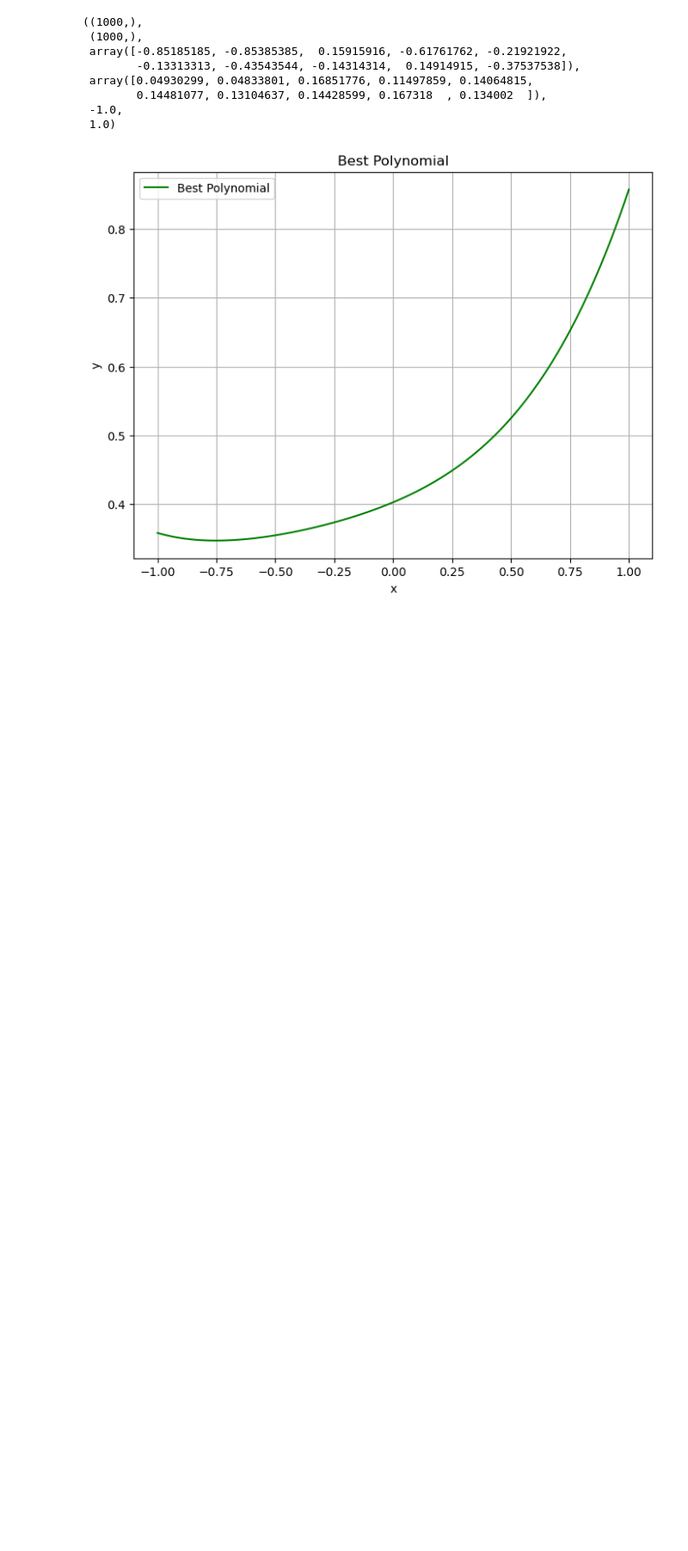
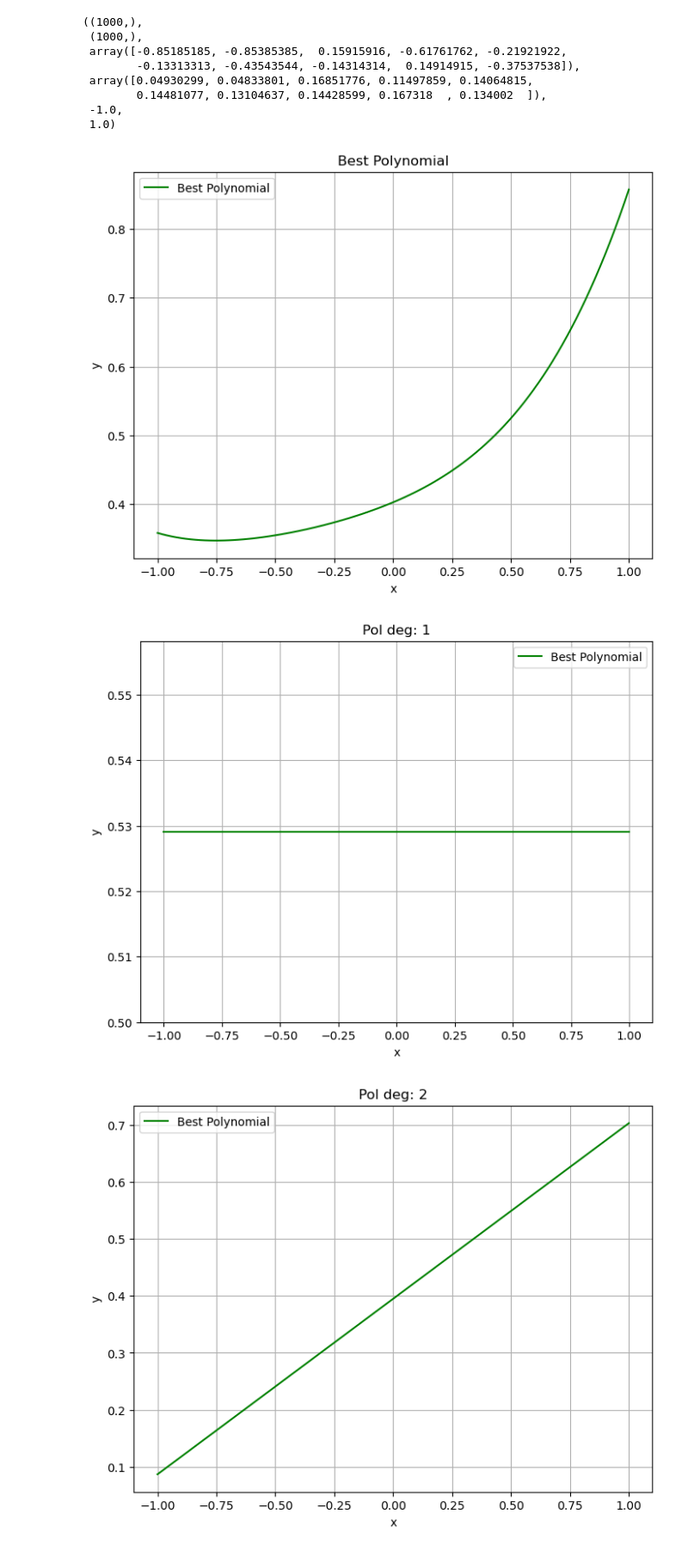
Before and after one commit to avadoe/FoDS-Assignment-1, a Jupyter notebook: 1_a.ipynb, the cells around one changed output. Shown at 86% size. Drawn from its saved outputs; the diff is of its cells as text; code cells hidden in the pictures; blank space fills up the shorter version.

```diff
--- a/1_a.ipynb
+++ b/1_a.ipynb
@@ -299,3 +299,19 @@ plt.grid(True)
 plt.show()
 # %% [output]
 [figure]
+# %%
+X_vals = np.linspace(-1, 1, 100)
+
+for t in range(9):
+    y_vals = bs[t] + np.polyval(ws[t], X_vals)
+    plt.figure(figsize=(8, 6))
+    plt.plot(X_vals, y_vals, label='Best Polynomial', color='g')
+    plt.xlabel('x')
+    plt.ylabel('y')
+    plt.title(f'Pol deg: {t + 1}')
+    plt.legend()
+    plt.grid(True)
+    plt.show()
+# %% [output]
+[figure, added]
+[figure, added]
```
Also changed, not shown: parts of 1 cell of this notebook, 1 other file.
